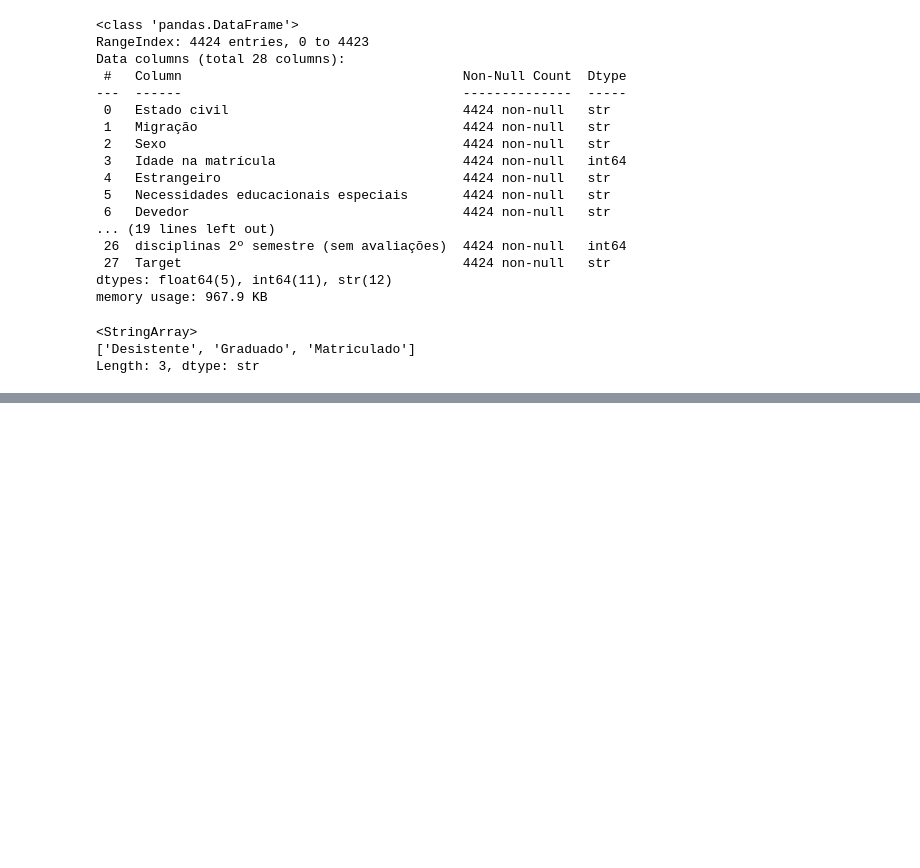
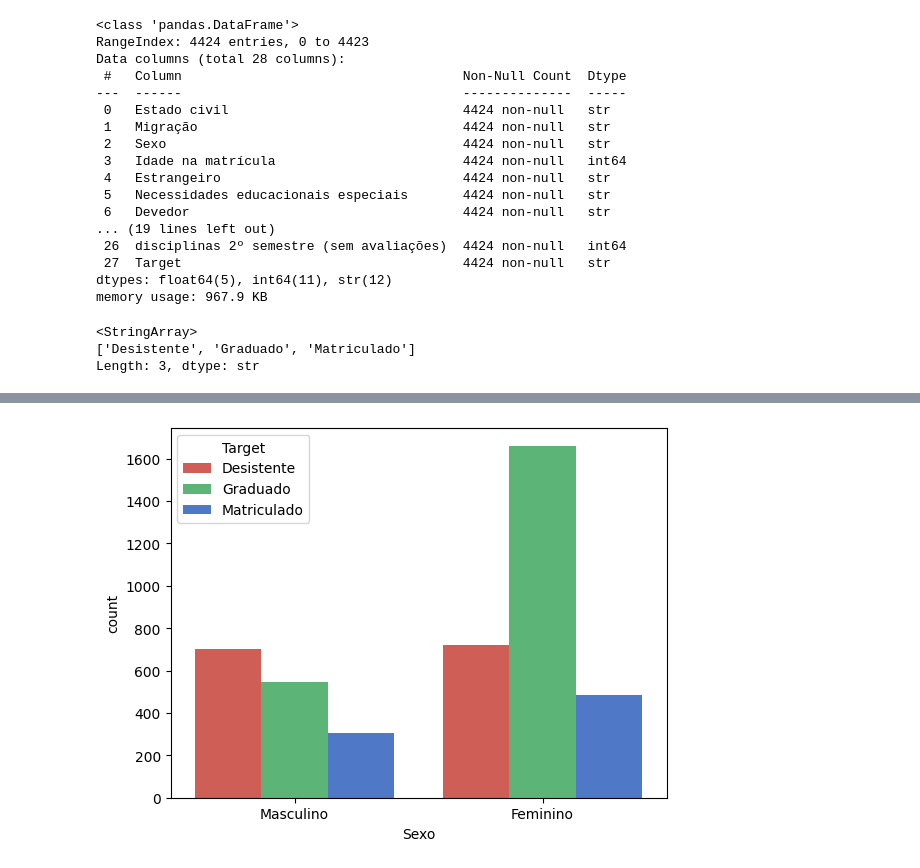
Before and after one commit to Vagnerkrg/class-dados-com-ml, a Jupyter notebook: multiclasse.ipynb, the cells around one changed output, grey strips where cells are left out. Drawn from its saved outputs; the diff is of its cells as text; code cells hidden in the pictures; blank space fills up the shorter version.

```diff
--- a/multiclasse.ipynb
+++ b/multiclasse.ipynb
@@ -40,0 +82,5 @@ Length: 3, dtype: str
+# %%
+sns.countplot(x='Sexo', hue='Target', data=df)
+plt.show()
+# %% [output]
+[figure, added]
```
Also changed, not shown: parts of 15 cells of this notebook.
